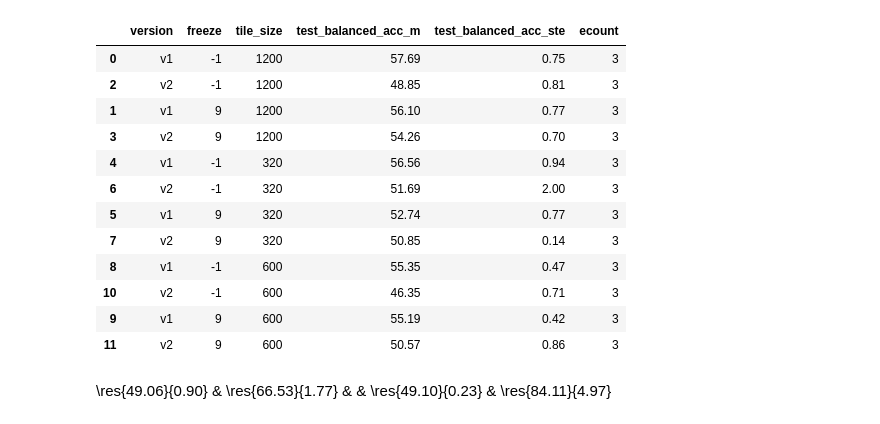
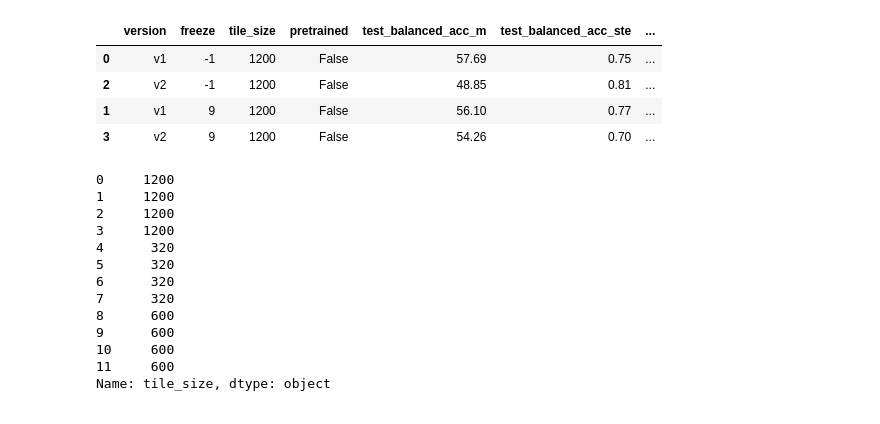
Before and after one commit to narthnil/b2p-siteident, a Jupyter notebook: notebooks/analyse baseline rgb.ipynb, the cells around one changed output. Cells and saved outputs as stored; diff of their text form; code cells hidden in the pictures.

```diff
--- a/notebooks/analyse baseline rgb.ipynb
+++ b/notebooks/analyse baseline rgb.ipynb
@@ -9,17 +9,15 @@ import pandas as pd
 abl_fp = "/data/b2p-siteident/experiments/new_baseline_rgb"
 # %%
 header = [
-    "version", "freeze", "tile_size"
+    "version", "freeze", "tile_size", "pretrained"
 ]
 metrics = [
     # "test_weighted_f1",
-    # "test_balanced_acc",
+    "test_balanced_acc",
     # "test_rwanda_weighted_f1",
-    # "test_rwanda_balanced_acc",
+    "test_rwanda_balanced_acc",
     # "test_uganda_weighted_f1",
-    # "test_uganda_balanced_acc",
-    "test_balanced_acc",
-    # "test_weighted_f1",
+    "test_uganda_balanced_acc",
     "ecount"
 ]
 
@@ -37,8 +35,9 @@ for exp_fp in sorted(glob.glob(path.join(abl_fp, "*"))):
     data_version = opts["dataset_name"].split("_")[0]
     freeze = opts["use_last_n_layers"]
     tile_size = opts["dataset_name"].split("_")[-2]
+    pretrained = not opts["no_use_pretrained"]
 
-    key = (data_version, freeze, tile_size)
+    key = (data_version, freeze, tile_size, pretrained)
     if key not in entries_dict:
         entries_dict[key] = {m: [] for m in metrics}
         entries_dict[key]["ecount"] = 0
@@ -74,20 +73,26 @@ for m in metrics:
         metrics_header.append(m + "_ste")
 df = pd.DataFrame(entries, columns=header + metrics_header)
 # %%
-df[df.ecount == 3].sort_values(by=["tile_size", "freeze", "version"])
+df[(df.ecount == 3) & (df.tile_size == "1200")].sort_values(by=["tile_size", "freeze", "version"])
 # %% [output]
-|  | version | freeze | tile_size | test_balanced_acc_m | test_balanced_acc_ste | ecount |
-| 0 | v1 | -1 | 1200 | 57.69 | 0.75 | 3 |
-| 2 | v2 | -1 | 1200 | 48.85 | 0.81 | 3 |
-| 1 | v1 | 9 | 1200 | 56.10 | 0.77 | 3 |
-| 3 | v2 | 9 | 1200 | 54.26 | 0.70 | 3 |
-| 4 | v1 | -1 | 320 | 56.56 | 0.94 | 3 |
-| 6 | v2 | -1 | 320 | 51.69 | 2.00 | 3 |
-| 5 | v1 | 9 | 320 | 52.74 | 0.77 | 3 |
-| 7 | v2 | 9 | 320 | 50.85 | 0.14 | 3 |
-| 8 | v1 | -1 | 600 | 55.35 | 0.47 | 3 |
-| 10 | v2 | -1 | 600 | 46.35 | 0.71 | 3 |
-| 9 | v1 | 9 | 600 | 55.19 | 0.42 | 3 |
-| 11 | v2 | 9 | 600 | 50.57 | 0.86 | 3 |
+|  | version | freeze | tile_size | pretrained | test_balanced_acc_m | test_balanced_acc_ste | ... |
+| 0 | v1 | -1 | 1200 | False | 57.69 | 0.75 | ... |
+| 2 | v2 | -1 | 1200 | False | 48.85 | 0.81 | ... |
+| 1 | v1 | 9 | 1200 | False | 56.10 | 0.77 | ... |
+| 3 | v2 | 9 | 1200 | False | 54.26 | 0.70 | ... |
-# %% [markdown]
-\res{49.06}{0.90} & \res{66.53}{1.77} & & \res{49.10}{0.23} & \res{84.11}{4.97}
+# %%
+df.tile_size
+# %% [output]
+0     1200
+1     1200
+2     1200
+3     1200
+4      320
+5      320
+6      320
+7      320
+8      600
+9      600
+10     600
+11     600
+Name: tile_size, dtype: object
```
Also changed, not shown: 10 other files.
